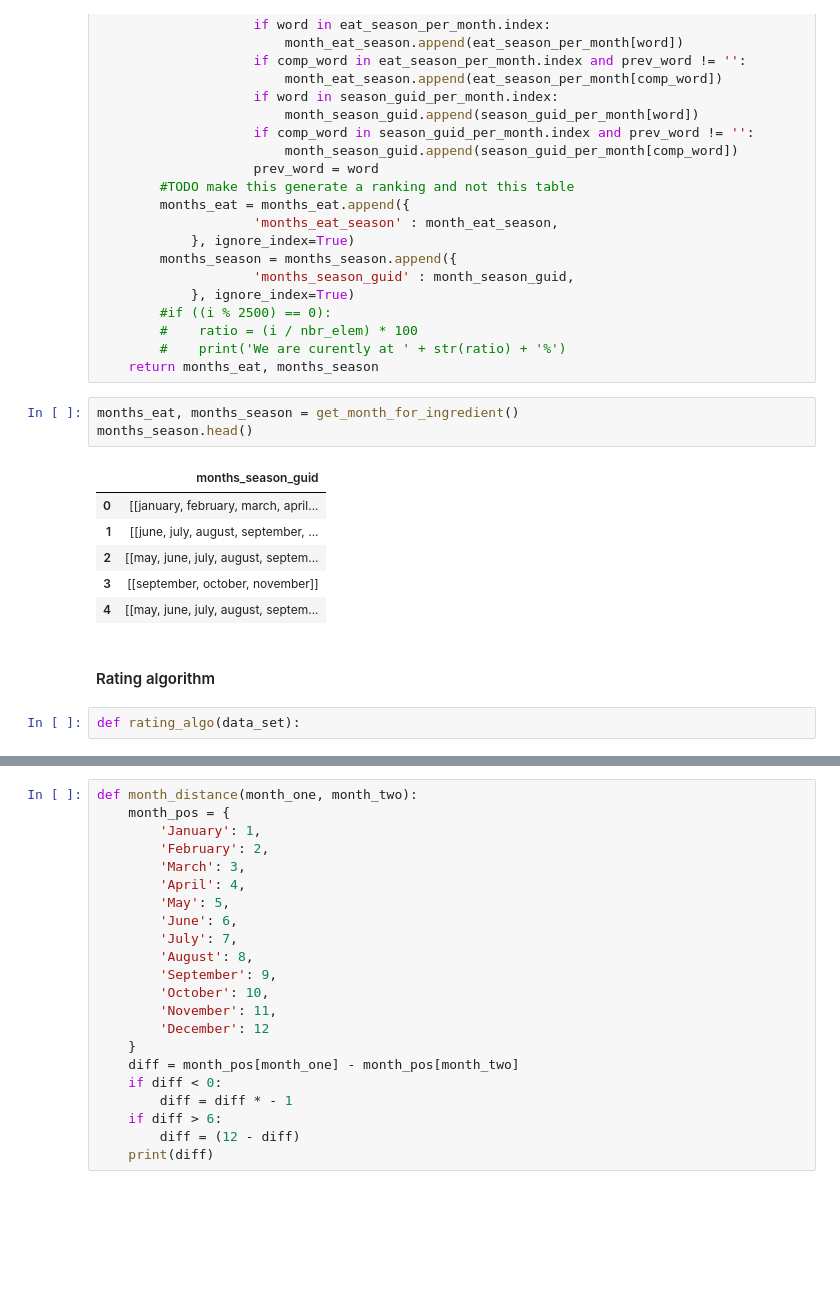
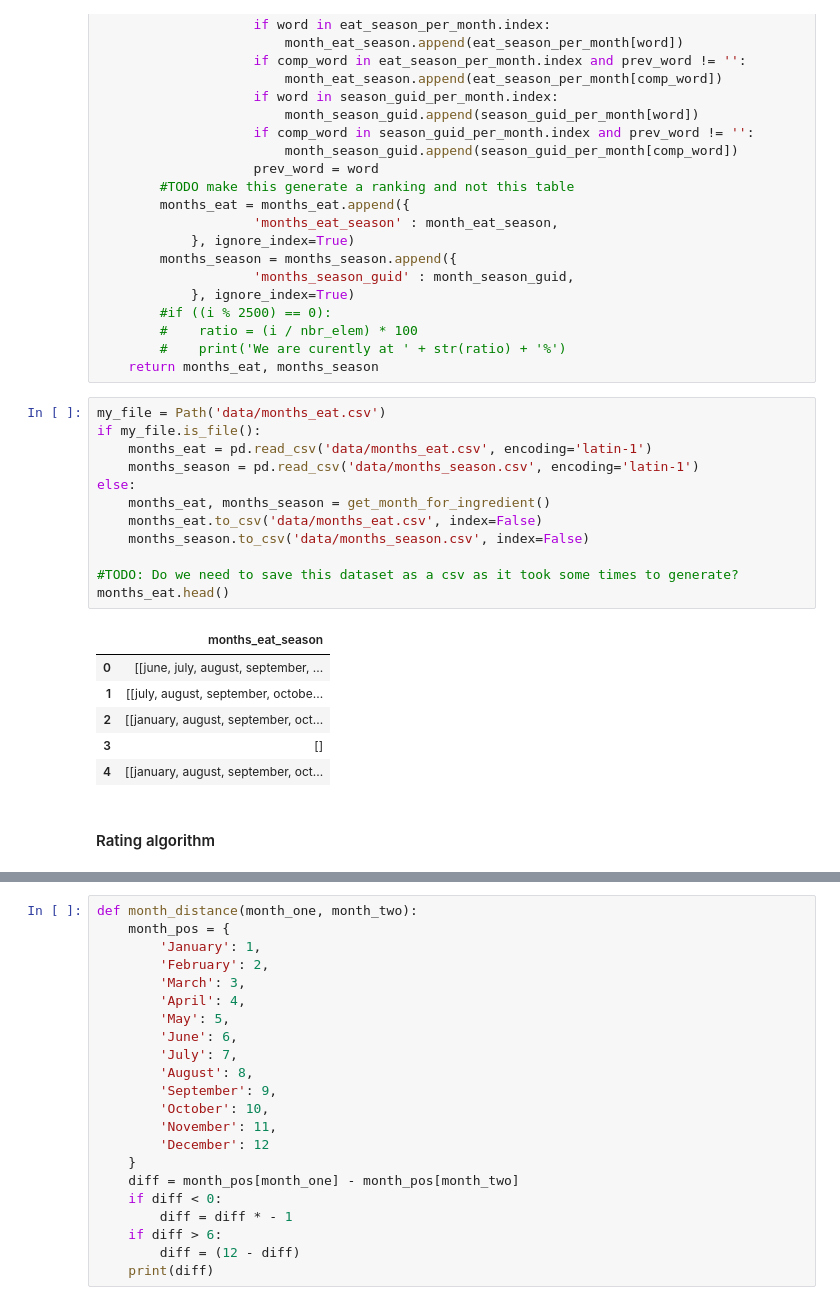
Before and after one commit to csbenz/ada, a Jupyter notebook: project/Project_test.ipynb, the cells around one changed output, grey strips where cells are left out. Drawn from its saved outputs; the diff is of its cells as text; blank space fills up the shorter version.

Commit message:
starting the rating algo

```diff
--- a/project/Project_test.ipynb
+++ b/project/Project_test.ipynb
@@ -402,17 +402,24 @@ def get_month_for_ingredient():
         #    ratio = (i / nbr_elem) * 100
         #    print('We are curently at ' + str(ratio) + '%')
     return months_eat, months_season
-# %%
-months_eat, months_season = get_month_for_ingredient()
-months_season.head()
-# %% [output]
-|  | months_season_guid |
-| 0 | [[january, february, march, april... |
-| 1 | [[june, july, august, september, ... |
-| 2 | [[may, june, july, august, septem... |
-| 3 | [[september, october, november]] |
-| 4 | [[may, june, july, august, septem... |
+# %%
+my_file = Path('data/months_eat.csv')
+if my_file.is_file():
+    months_eat = pd.read_csv('data/months_eat.csv', encoding='latin-1')
+    months_season = pd.read_csv('data/months_season.csv', encoding='latin-1')
+else:
+    months_eat, months_season = get_month_for_ingredient()
+    months_eat.to_csv('data/months_eat.csv', index=False)
+    months_season.to_csv('data/months_season.csv', index=False)
+
+#TODO: Do we need to save this dataset as a csv as it took some times to generate?
+months_eat.head()
+# %% [output]
+|  | months_eat_season |
+| 0 | [[june, july, august, september, ... |
+| 1 | [[july, august, september, octobe... |
+| 2 | [[january, august, september, oct... |
+| 3 | [] |
+| 4 | [[january, august, september, oct... |
 # %% [markdown]
 #### Rating algorithm
-# %%
-def rating_algo(data_set):
```
Also changed, not shown: parts of 5 cells of this notebook.
